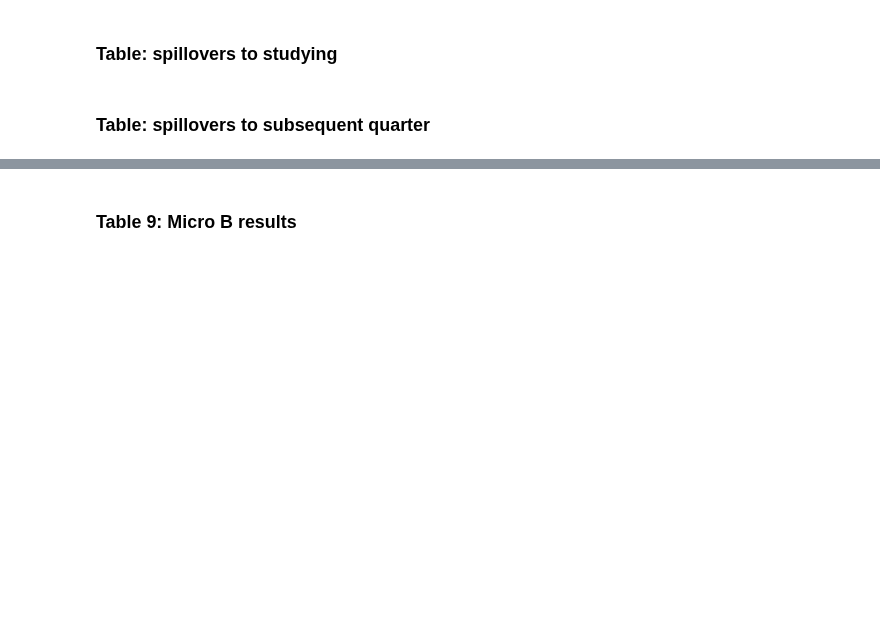
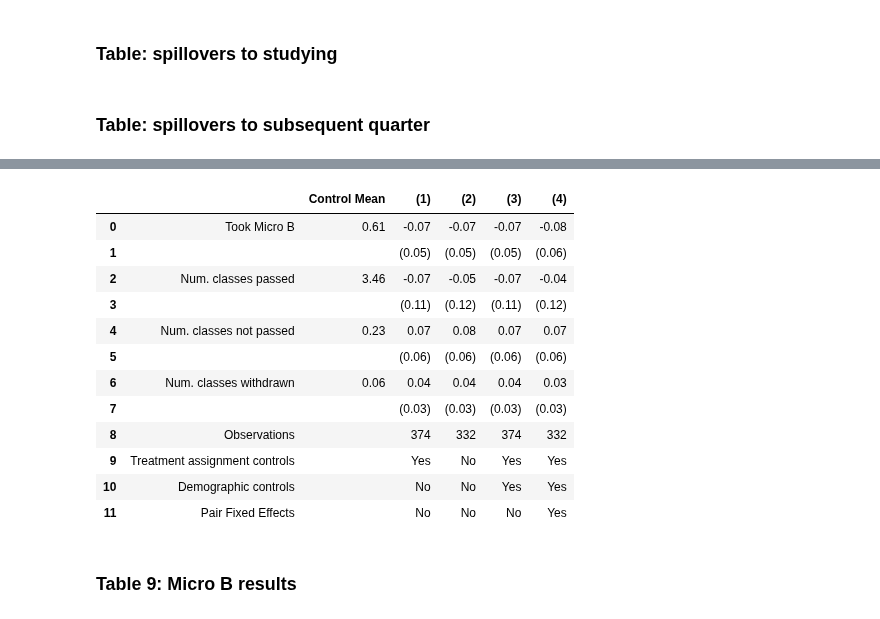
Before and after one commit to zagoodman/microeconomics_videos, a Jupyter notebook: jupyter/assemble_tables.ipynb, the cells around one changed output, grey strips where cells are left out. Saved outputs shown, nothing was run; the diff lists cells and outputs as text; code cells hidden in the pictures; blank space fills up the shorter version.

Commit message:
Table fixes

```diff
--- a/jupyter/assemble_tables.ipynb
+++ b/jupyter/assemble_tables.ipynb
@@ -1263,14 +1296,28 @@ dfb.head()
 # %%
-# Table 8: Subsequent quarter enrollment and course-type outcomes (Panel C only)
+# Table 8: Effects on enrollment and course-type outcomes (formerly Panel C)
 
 table8_vars = [
     "took100b",
     "winter_nclass_p",
     "winter_nclass_np",
     "winter_nclass_w",
 ]
-dfsub = shape_dfb(table8_vars, [table8_vars[-1]])
+dfsub = shape_dfb(table8_vars)
 dfsub
+# %% [output]
+|  |  | Control Mean | (1) | (2) | (3) | (4) |
+| 0 | Took Micro B | 0.61 | -0.07 | -0.07 | -0.07 | -0.08 |
+| 1 |  |  | (0.05) | (0.05) | (0.05) | (0.06) |
+| 2 | Num. classes passed | 3.46 | -0.07 | -0.05 | -0.07 | -0.04 |
+| 3 |  |  | (0.11) | (0.12) | (0.11) | (0.12) |
+| 4 | Num. classes not passed | 0.23 | 0.07 | 0.08 | 0.07 | 0.07 |
+| 5 |  |  | (0.06) | (0.06) | (0.06) | (0.06) |
+| 6 | Num. classes withdrawn | 0.06 | 0.04 | 0.04 | 0.04 | 0.03 |
+| 7 |  |  | (0.03) | (0.03) | (0.03) | (0.03) |
+| 8 | Observations |  | 374 | 332 | 374 | 332 |
+| 9 | Treatment assignment controls |  | Yes | No | Yes | Yes |
+| 10 | Demographic controls |  | No | No | Yes | Yes |
+| 11 | Pair Fixed Effects |  | No | No | No | Yes |
 # %%
 # translate to tex
 
```
Also changed, not shown: parts of 8 cells of this notebook, 4 other files.
